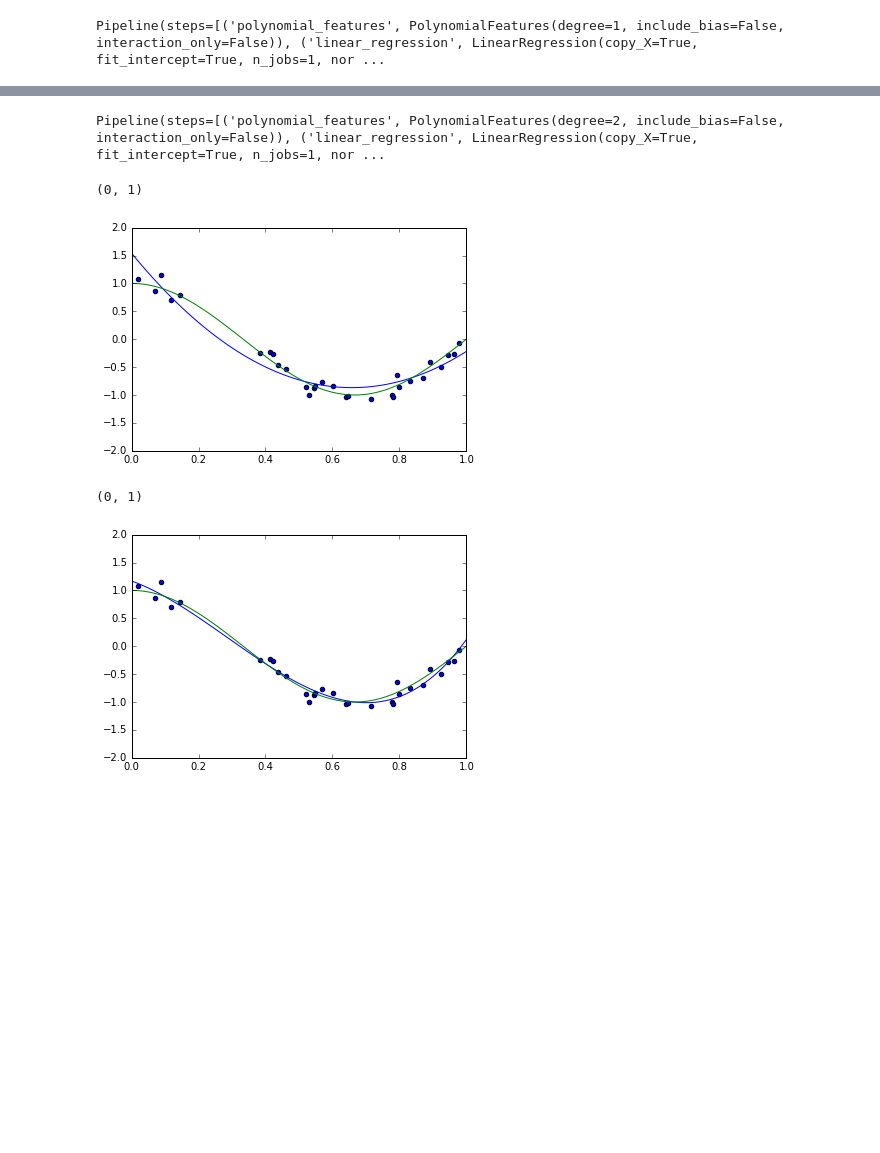
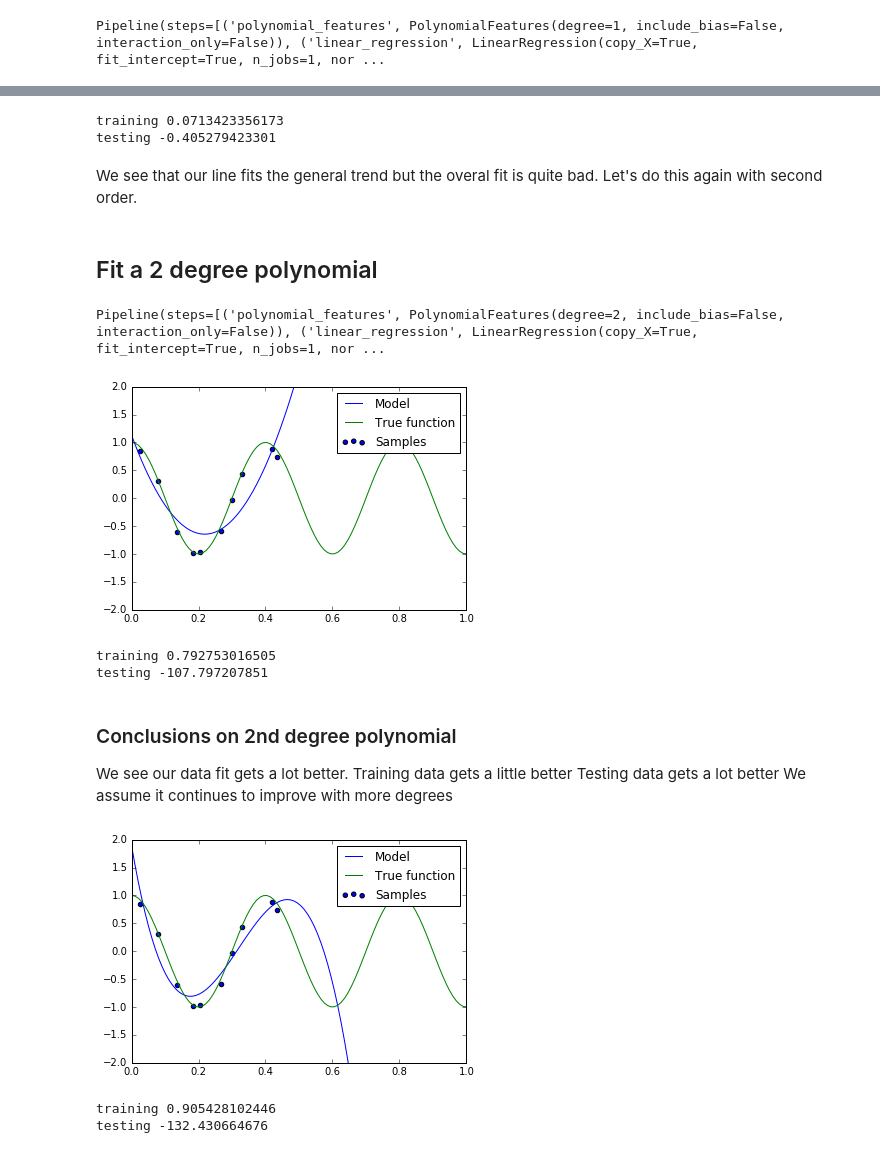
Before and after one commit to Lee-Sutton/sklearn, a Jupyter notebook: Overfitting.ipynb, the cells around one changed output, grey strips where cells are left out. Drawn from its saved outputs; the diff is of its cells as text; code cells hidden in the pictures; blank space fills up the shorter version.

```diff
--- a/Overfitting.ipynb
+++ b/Overfitting.ipynb
@@ -102,3 +120,17 @@ plt.xlim((0,1))
+# %%
+# Let's get a quantitative measure of how this model is doing and replot.
+# Check how the data does with training data
+print 'training',pipeline.score(X,y)
+
+# Test it on the test data
+print 'testing', pipeline.score(x_test,y_test)
+# %% [output]
+training 0.0713423356173
+testing -0.405279423301
+# %% [markdown]
+We see that our line fits the general trend but the overal fit is quite bad. Let's do this again with second order.
+# %% [markdown]
+## Fit a 2 degree polynomial
 # %%
 # Let's fit a degree 2 polynomial through our data with regression model.
 polydegree = 2
@@ -120,6 +152,7 @@ plt.plot(X_test, true_fun(X_test), label="True function")
 plt.scatter(X, y, label="Samples")
 plt.ylim((-2,2))
 plt.xlim((0,1))
+plt.legend()
+plt.show()
 # %% [output]
-(0, 1)
-[figure, old version]
+[figure, new version]
@@ -128,21 +159,47 @@ plt.xlim((0,1))
+# %%
+# Let's get a quantitative measure of how this model is doing and replot.
+# Check how the data does with training data
+print 'training',pipeline.score(X,y)
+
+# Test it on the test data
+print 'testing', pipeline.score(x_test,y_test)
+# %% [output]
+training 0.792753016505
+testing -107.797207851
+# %% [markdown]
+### Conclusions on  2nd degree polynomial
+We see our data fit gets a lot better.
+Training data gets a little better
+Testing data gets a lot better
+We assume it continues to improve with more degrees
 # %%
 polydegree = 3
 
 polynomial_features = PolynomialFeatures(degree=polydegree, include_bias = False)
 linear_regression = LinearRegression()
 pipeline = Pipeline([("polynomial_features",polynomial_features),("linear_regression",linear_regression)])
 pipeline.fit(X,y)
 
 # Now we test our data and plot
 
 plt.figure()
 
 X_test = np.linspace(0, 1, 100)
 plt.plot(X_test, pipeline.predict(X_test[:, np.newaxis]), label="Model")
 plt.plot(X_test, true_fun(X_test), label="True function")
 plt.scatter(X, y, label="Samples")
 plt.ylim((-2,2))
 plt.xlim((0,1))
+plt.legend()
+plt.show()
+
+# Let's get a quantitative measure of how this model is doing and replot.
+# Check how the data does with training data
+print 'training',pipeline.score(X,y)
+
+# Test it on the test data
+print 'testing', pipeline.score(x_test,y_test)
 # %% [output]
+[figure, new version]
-(0, 1)
+training 0.905428102446
+testing -132.430664676
-[figure, old version]
```
Also changed, not shown: parts of 12 cells of this notebook.
